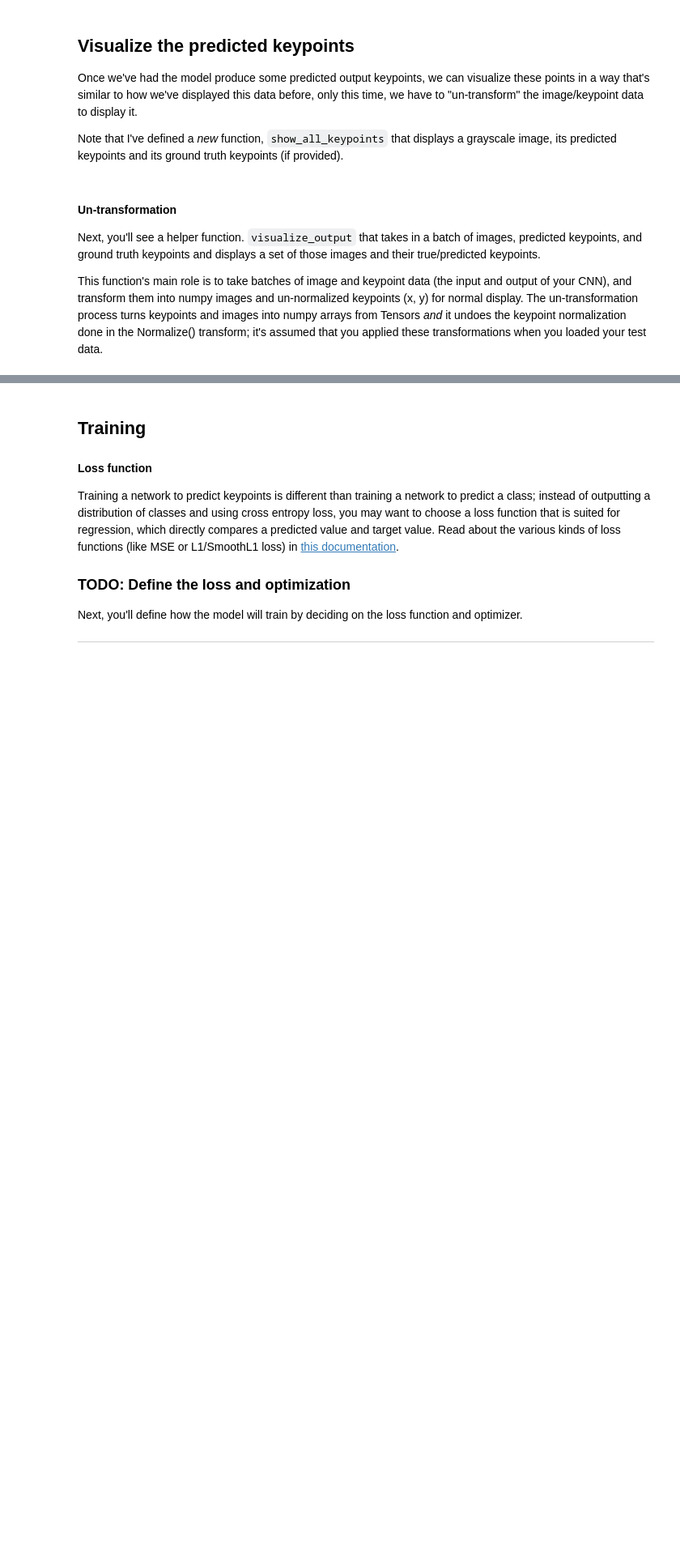
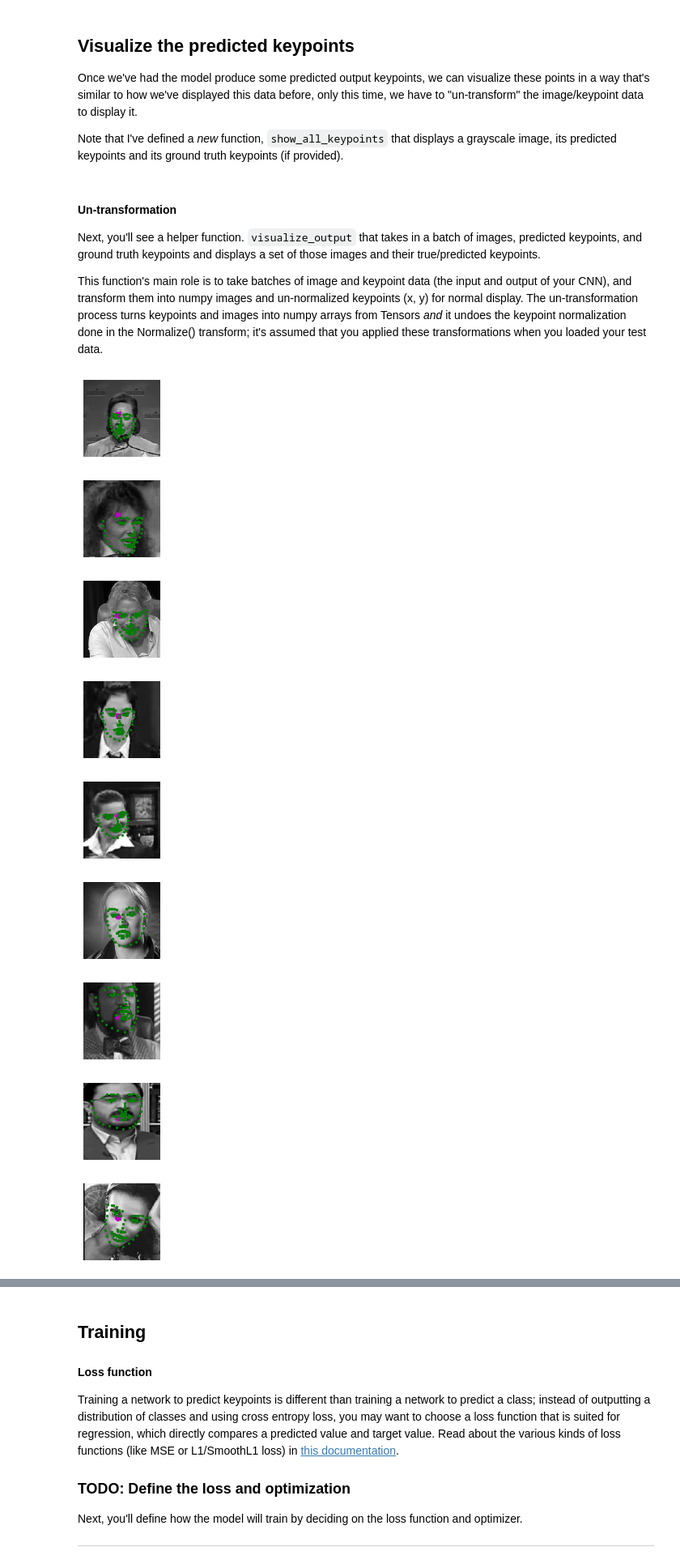
Before and after one commit to lejimmy/CVND-Computer-Vision-Nanodegree, a Jupyter notebook: Project_1_Facial_Keypoint_Detection/2. Define the Network Architecture.ipynb, the cells around one changed output, grey strips where cells are left out. Shown at 81% size. Saved outputs shown, nothing was run; the diff lists cells and outputs as text; code cells hidden in the pictures; blank space fills up the shorter version.

```diff
--- a/Project_1_Facial_Keypoint_Detection/2. Define the Network Architecture.ipynb
+++ b/Project_1_Facial_Keypoint_Detection/2. Define the Network Architecture.ipynb
@@ -97,5 +93,11 @@ import torch.nn.functional as F
 from models import Net
 
 net = Net()
+
+use_cuda = True
+if use_cuda and torch.cuda.is_available():
+  net.cuda()
+  print('Net Cuda Activated')
+
 print(net)
 # %% [output]
@@ -129,7 +149,10 @@ from data_load import Rescale, RandomCrop, Normalize, ToTensor
 
 ## TODO: define the data_transform using transforms.Compose([all tx's, . , .])
 # order matters! i.e. rescaling should come before a smaller crop
-data_transform = None
+data_transform = transforms.Compose([Rescale(250),
+                                     RandomCrop(224),
+                                     Normalize(),
+                                     ToTensor()])
 
 # testing that you've defined a transform
 assert(data_transform is not None), 'Define a data_transform'
@@ -183,7 +212,7 @@ test_dataset = FacialKeypointsDataset(csv_file='data/test_frames_keypoints.csv',
                                              transform=data_transform)
 # %%
 # load test data in batches
-batch_size = 10
+batch_size = 128
 
 test_loader = DataLoader(test_dataset,
                           batch_size=batch_size,
@@ -211,7 +240,10 @@ def net_sample_output():
         key_pts = sample['keypoints']
 
         # convert images to FloatTensors
-        images = images.type(torch.FloatTensor)
+        if use_cuda == True:
+          images = images.type(torch.cuda.FloatTensor)
+        else:
+          images = images.type(torch.FloatTensor)
 
         # forward pass to get net output
         output_pts = net(images)
@@ -262,32 +298,53 @@ This function's main role is to take batches of image and keypoint data (the inp
 def visualize_output(test_images, test_outputs, gt_pts=None, batch_size=10):
 
     for i in range(batch_size):
         plt.figure(figsize=(20,10))
         ax = plt.subplot(1, batch_size, i+1)
 
         # un-transform the image data
         image = test_images[i].data   # get the image from it's wrapper
-        image = image.numpy()   # convert to numpy array from a Tensor
+
+        # convert to numpy array from a Tensor
+        if use_cuda == True:
+          image = image.cpu().numpy()
+        else:
+          image = image.numpy()
+
         image = np.transpose(image, (1, 2, 0))   # transpose to go from torch to numpy image
 
         # un-transform the predicted key_pts data
         predicted_key_pts = test_outputs[i].data
-        predicted_key_pts = predicted_key_pts.numpy()
+
+        if use_cuda == True:
+          predicted_key_pts = predicted_key_pts.cpu().numpy()
+        else:
+          predicted_key_pts = predicted_key_pts.numpy()
+
         # undo normalization of keypoints
         predicted_key_pts = predicted_key_pts*50.0+100
 
         # plot ground truth points for comparison, if they exist
         ground_truth_pts = None
         if gt_pts is not None:
             ground_truth_pts = gt_pts[i]
             ground_truth_pts = ground_truth_pts*50.0+100
 
         # call show_all_keypoints
         show_all_keypoints(np.squeeze(image), predicted_key_pts, ground_truth_pts)
 
         plt.axis('off')
 
     plt.show()
 
 # call it
 visualize_output(test_images, test_outputs, gt_pts)
+# %% [output]
+[figure, added]
+[figure, added]
+[figure, added]
+[figure, added]
+[figure, added]
+[figure, added]
+[figure, added]
+[figure, added]
+[figure, added]
```
Also changed, not shown: parts of 12 cells of this notebook, 4 other files.
